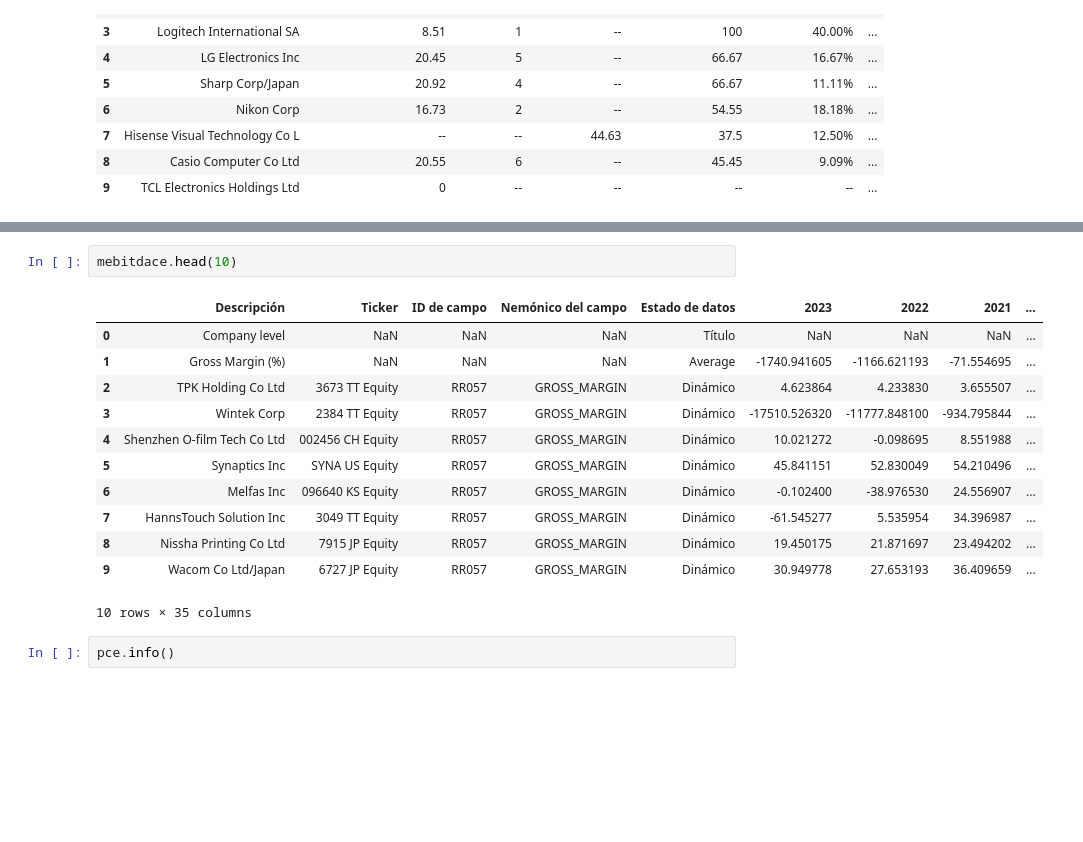
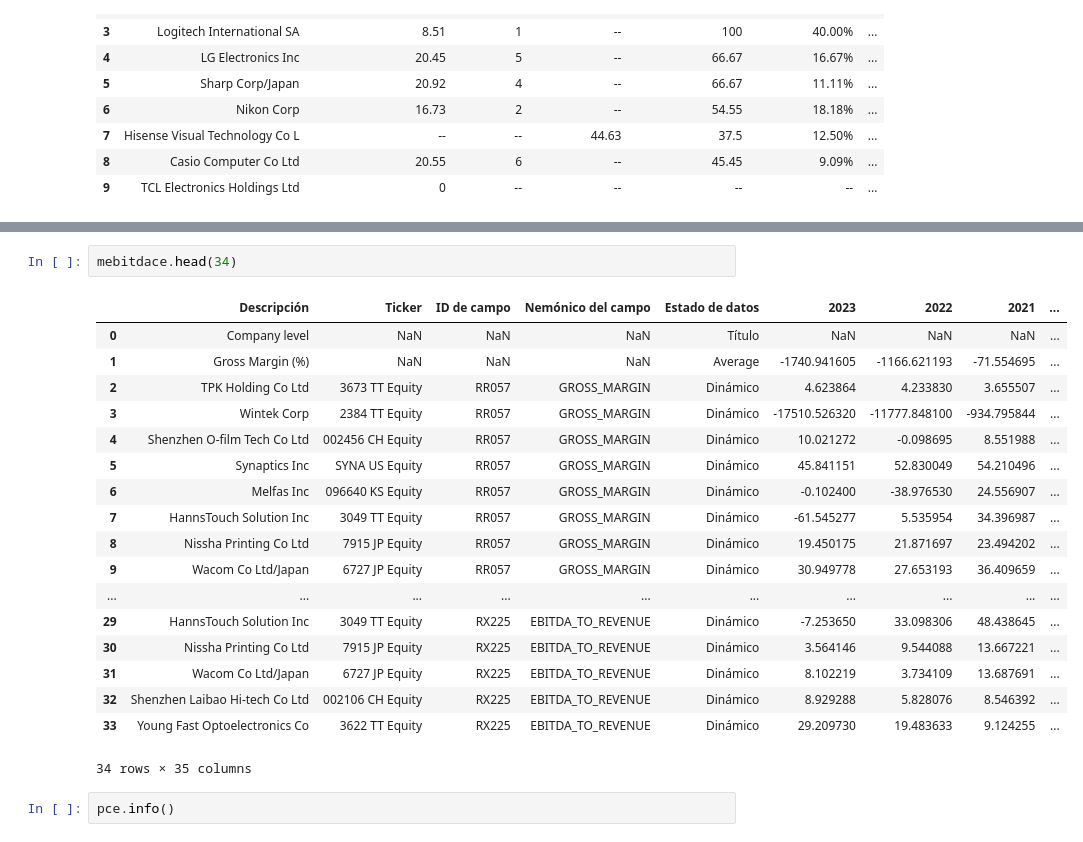
Before and after one commit to valentus-bq/valentus-bq.github.io, a Jupyter notebook: eda.ipynb, the cells around one changed output, grey strips where cells are left out. Cells and saved outputs as stored; diff of their text form; blank space fills up the shorter version.

```diff
--- a/eda.ipynb
+++ b/eda.ipynb
@@ -113,20 +113,26 @@ Data columns (total 35 columns):
 dtypes: float64(30), object(5)
 memory usage: 9.4+ KB
 # %%
-mebitdace.head(10)
+mebitdace.head(34)
 # %% [output]
 |  | Descripción | Ticker | ID de campo | Nemónico del campo | Estado de datos | 2023 | 2022 | 2021 | ... |
 | 0 | Company level | NaN | NaN | NaN | Título | NaN | NaN | NaN | ... |
 | 1 | Gross Margin (%) | NaN | NaN | NaN | Average | -1740.941605 | -1166.621193 | -71.554695 | ... |
 | 2 | TPK Holding Co Ltd | 3673 TT Equity | RR057 | GROSS_MARGIN | Dinámico | 4.623864 | 4.233830 | 3.655507 | ... |
 | 3 | Wintek Corp | 2384 TT Equity | RR057 | GROSS_MARGIN | Dinámico | -17510.526320 | -11777.848100 | -934.795844 | ... |
 | 4 | Shenzhen O-film Tech Co Ltd | 002456 CH Equity | RR057 | GROSS_MARGIN | Dinámico | 10.021272 | -0.098695 | 8.551988 | ... |
 | 5 | Synaptics Inc | SYNA US Equity | RR057 | GROSS_MARGIN | Dinámico | 45.841151 | 52.830049 | 54.210496 | ... |
 | 6 | Melfas Inc | 096640 KS Equity | RR057 | GROSS_MARGIN | Dinámico | -0.102400 | -38.976530 | 24.556907 | ... |
 | 7 | HannsTouch Solution Inc | 3049 TT Equity | RR057 | GROSS_MARGIN | Dinámico | -61.545277 | 5.535954 | 34.396987 | ... |
 | 8 | Nissha Printing Co Ltd | 7915 JP Equity | RR057 | GROSS_MARGIN | Dinámico | 19.450175 | 21.871697 | 23.494202 | ... |
 | 9 | Wacom Co Ltd/Japan | 6727 JP Equity | RR057 | GROSS_MARGIN | Dinámico | 30.949778 | 27.653193 | 36.409659 | ... |
+| ... | ... | ... | ... | ... | ... | ... | ... | ... | ... |
+| 29 | HannsTouch Solution Inc | 3049 TT Equity | RX225 | EBITDA_TO_REVENUE | Dinámico | -7.253650 | 33.098306 | 48.438645 | ... |
+| 30 | Nissha Printing Co Ltd | 7915 JP Equity | RX225 | EBITDA_TO_REVENUE | Dinámico | 3.564146 | 9.544088 | 13.667221 | ... |
+| 31 | Wacom Co Ltd/Japan | 6727 JP Equity | RX225 | EBITDA_TO_REVENUE | Dinámico | 8.102219 | 3.734109 | 13.687691 | ... |
+| 32 | Shenzhen Laibao Hi-tech Co Ltd | 002106 CH Equity | RX225 | EBITDA_TO_REVENUE | Dinámico | 8.929288 | 5.828076 | 8.546392 | ... |
+| 33 | Young Fast Optoelectronics Co | 3622 TT Equity | RX225 | EBITDA_TO_REVENUE | Dinámico | 29.209730 | 19.483633 | 9.124255 | ... |
-10 rows × 35 columns
+34 rows × 35 columns
 # %%
 pce.info()
 # %% [output]
```
Also changed, not shown: 1 other file.
